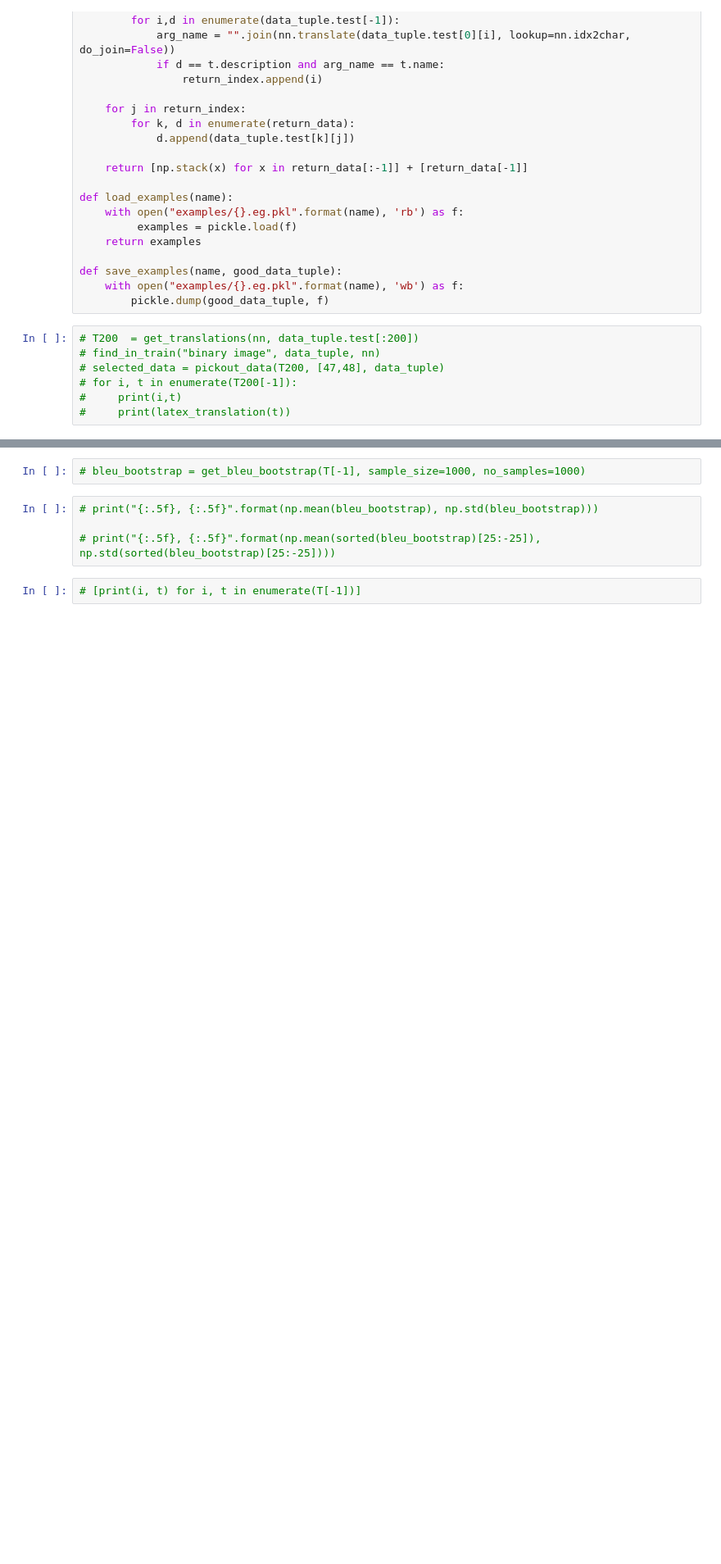
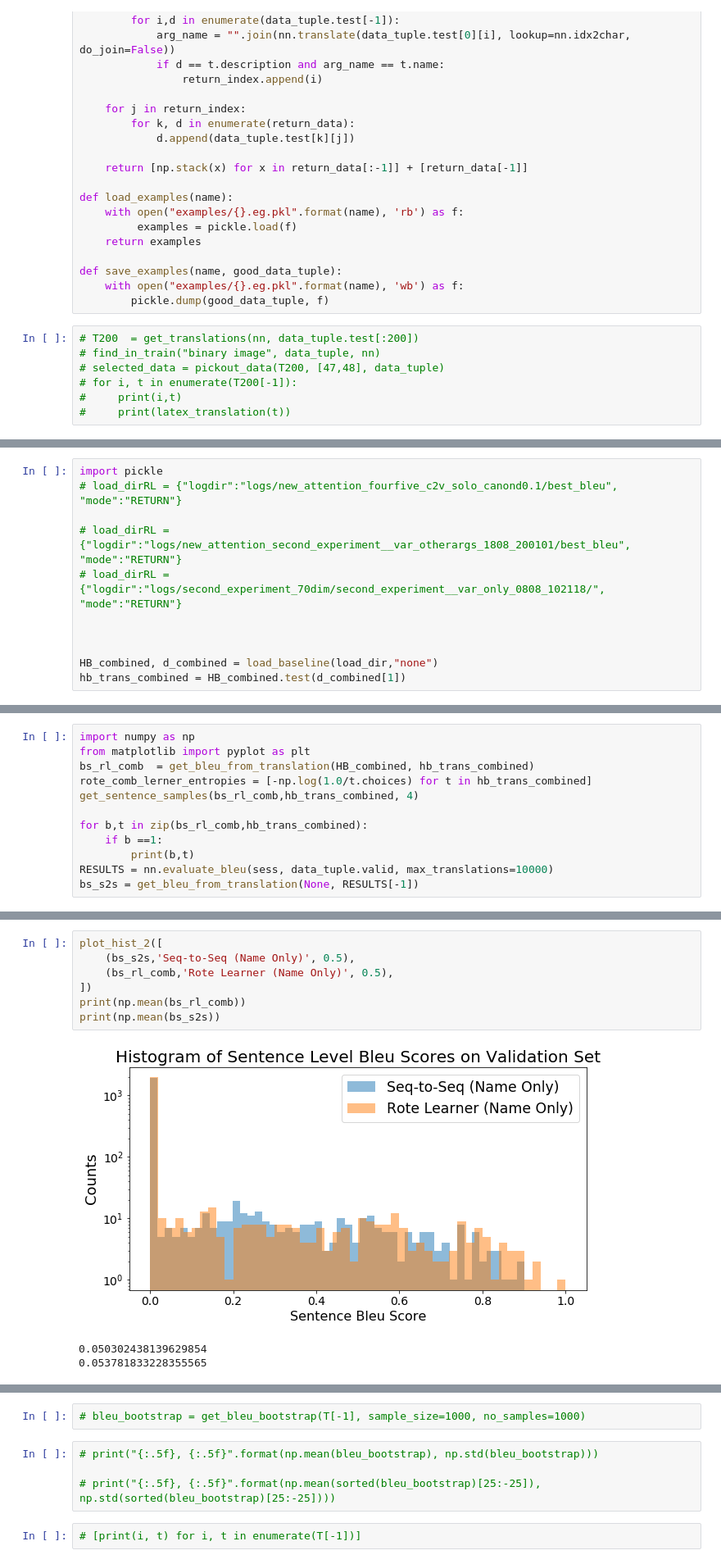
Before and after one commit to cdmatters/automatic_documentation, a Jupyter notebook: InvestigateModelVarOtherargs.ipynb, the cells around one changed output, grey strips where cells are left out. Shown: that part at 82% size. Drawn from its saved outputs; the diff is of its cells as text; blank space fills up the shorter version.

```diff
--- a/InvestigateModelVarOtherargs.ipynb
+++ b/InvestigateModelVarOtherargs.ipynb
@@ -241,0 +306,11 @@ IndexError: index 0 is out of bounds for axis 0 with size 0
+# %%
+import pickle
+# load_dirRL = {"logdir":"logs/new_attention_fourfive_c2v_solo_canond0.1/best_bleu", "mode":"RETURN"}
+
+# load_dirRL = {"logdir":"logs/new_attention_second_experiment__var_otherargs_1808_200101/best_bleu", "mode":"RETURN"}
+# load_dirRL = {"logdir":"logs/second_experiment_70dim/second_experiment__var_only_0808_102118/", "mode":"RETURN"}
+
+
+
+HB_combined, d_combined = load_baseline(load_dir,"none")
+hb_trans_combined = HB_combined.test(d_combined[1])
@@ -241,0 +424,12 @@ IndexError: index 0 is out of bounds for axis 0 with size 0
+# %%
+import numpy as np
+from matplotlib import pyplot as plt
+bs_rl_comb  = get_bleu_from_translation(HB_combined, hb_trans_combined)
+rote_comb_lerner_entropies = [-np.log(1.0/t.choices) for t in hb_trans_combined]
+get_sentence_samples(bs_rl_comb,hb_trans_combined, 4)
+
+for b,t in zip(bs_rl_comb,hb_trans_combined):
+    if b ==1:
+        print(b,t)
+RESULTS = nn.evaluate_bleu(sess, data_tuple.valid, max_translations=10000)
+bs_s2s = get_bleu_from_translation(None, RESULTS[-1])
@@ -241,0 +469,11 @@ IndexError: index 0 is out of bounds for axis 0 with size 0
+# %%
+plot_hist_2([
+    (bs_s2s,'Seq-to-Seq (Name Only)', 0.5),
+    (bs_rl_comb,'Rote Learner (Name Only)', 0.5),
+])
+print(np.mean(bs_rl_comb))
+print(np.mean(bs_s2s))
+# %% [output]
+[figure, added]
+0.050302438139629854
+0.053781833228355565
```
Also changed, not shown: parts of 11 cells of this notebook, 4 other files.
